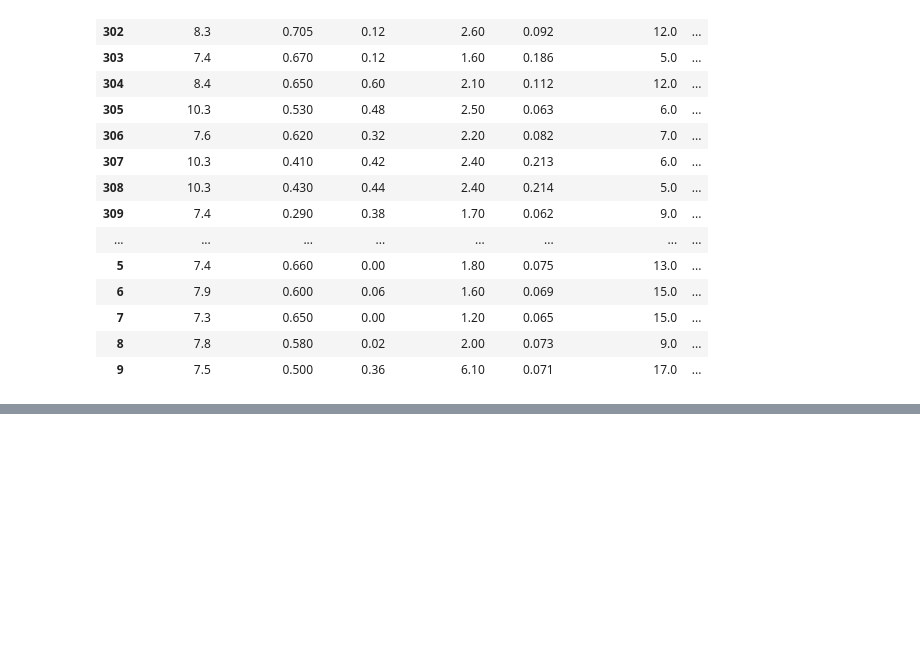
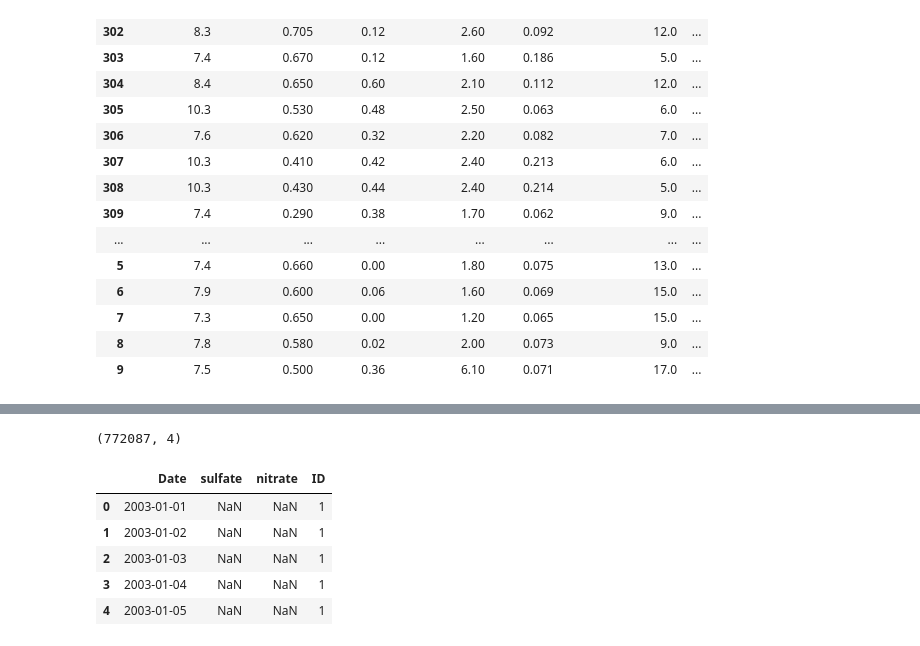
Before and after one commit to tomasvdh/python-ml-course, a Jupyter notebook: mynotebooks/T2 - 4 - Data Cleaning - Concatenación de datos.ipynb, the cells around one changed output, grey strips where cells are left out. Drawn from its saved outputs; the diff is of its cells as text; code cells hidden in the pictures; blank space fills up the shorter version.

```diff
--- a/mynotebooks/T2 - 4 - Data Cleaning - Concatenación de datos.ipynb
+++ b/mynotebooks/T2 - 4 - Data Cleaning - Concatenación de datos.ipynb
@@ -126,0 +150,32 @@ wine_scramble2
+# %%
+filepath = "../datasets/distributed-data/"
+
+data = pd.read_csv("../datasets/distributed-data/001.csv")
+final_length = len(data)
+
+for i in range(2,333):
+    if i<10:
+        filename="00"+str(i)
+    elif 10<=i<100:
+        filename="0"+str(i)
+    elif i>=100:
+        filename=str(i)
+    file=filepath+filename+".csv"
+
+    temp_data=pd.read_csv(file)
+    final_length+=len(temp_data)
+
+    data=pd.concat([data,temp_data],axis=0)
+# %%
+data.shape
+# %% [output]
+(772087, 4)
+# %%
+data.head()
+# %% [output]
+|  | Date | sulfate | nitrate | ID |
+| 0 | 2003-01-01 | NaN | NaN | 1 |
+| 1 | 2003-01-02 | NaN | NaN | 1 |
+| 2 | 2003-01-03 | NaN | NaN | 1 |
+| 3 | 2003-01-04 | NaN | NaN | 1 |
+| 4 | 2003-01-05 | NaN | NaN | 1 |
```
Also changed, not shown: parts of 7 cells of this notebook.
